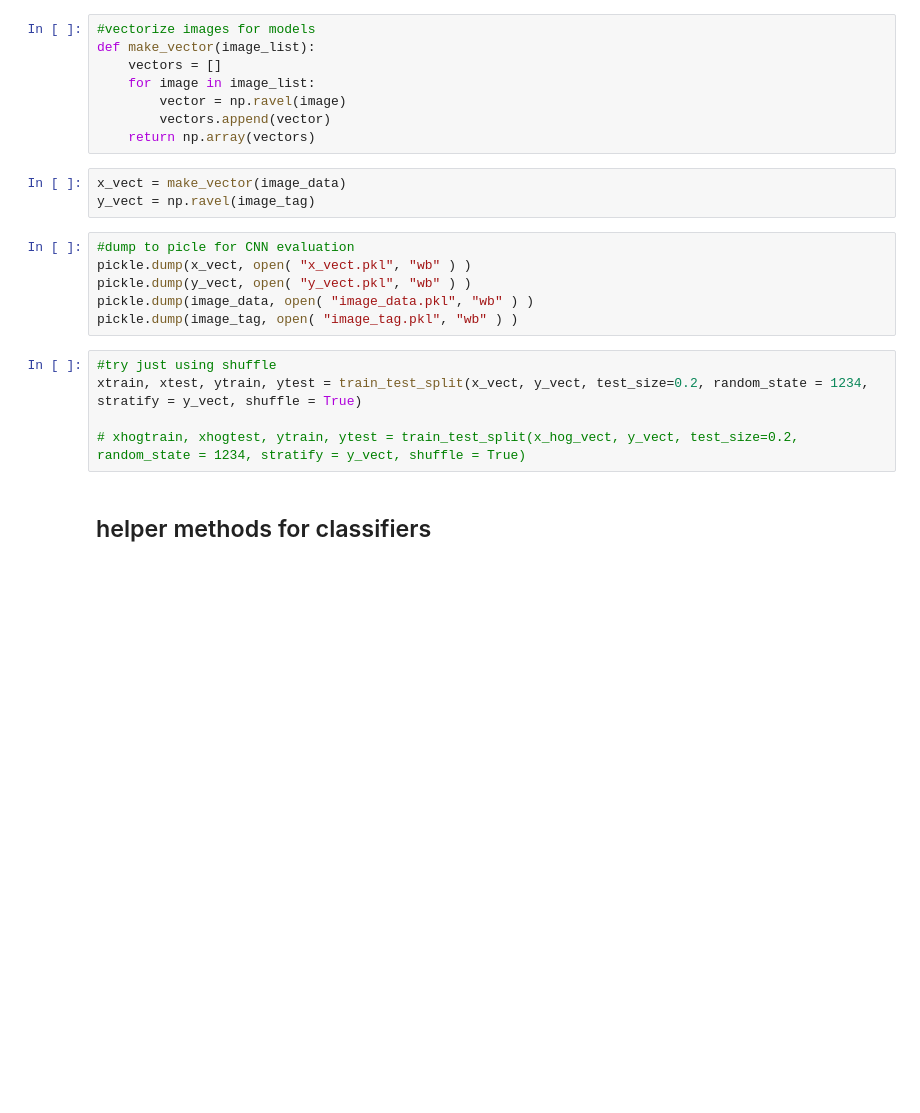
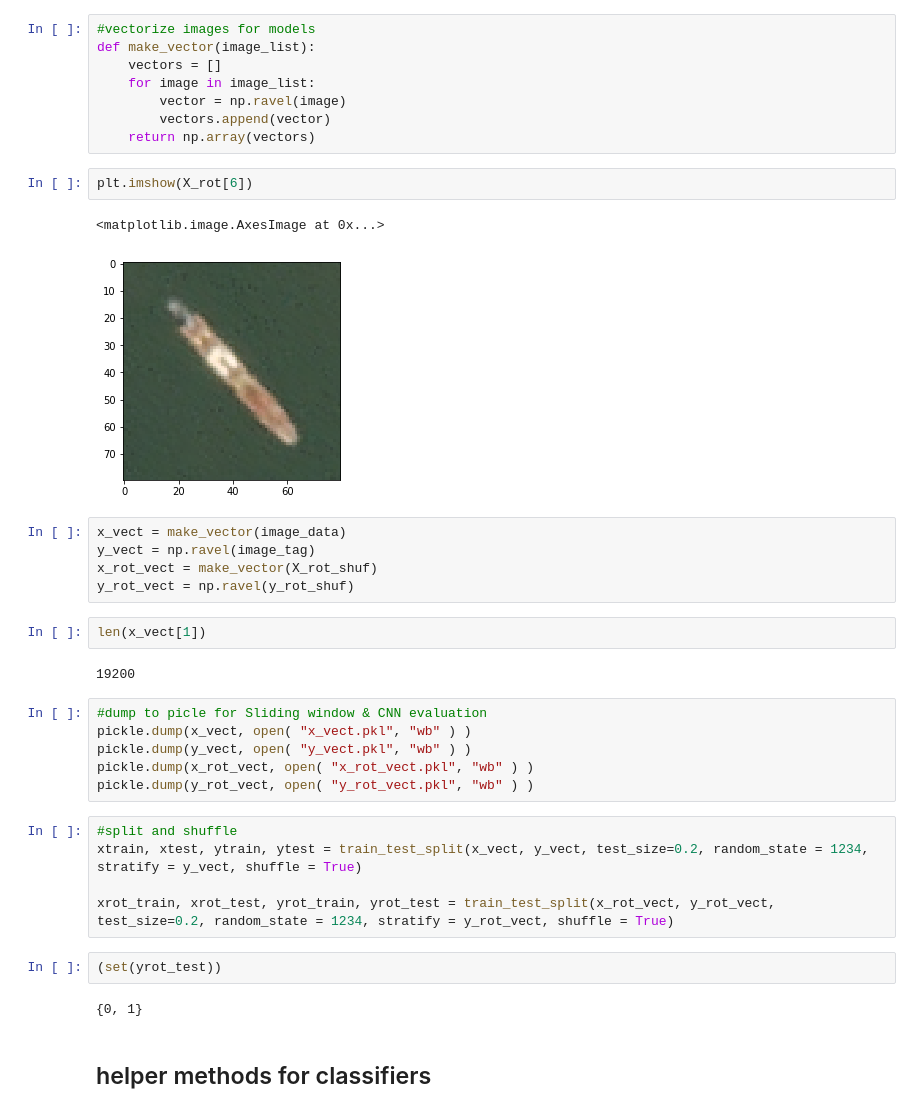
Before and after one commit to NourO93/shipsnet, a Jupyter notebook: Step1-processing-&-model-evaluation.ipynb, the cells around one changed output. Cells and saved outputs as stored; diff of their text form; blank space fills up the shorter version.

```diff
--- a/Step1-processing-&-model-evaluation.ipynb
+++ b/Step1-processing-&-model-evaluation.ipynb
@@ -190,20 +182,35 @@ def make_vector(image_list):
         vector = np.ravel(image)
         vectors.append(vector)
     return np.array(vectors)
+# %%
+plt.imshow(X_rot[6])
+# %% [output]
+<matplotlib.image.AxesImage at 0x...>
+[figure, added]
 # %%
 x_vect = make_vector(image_data)
 y_vect = np.ravel(image_tag)
+x_rot_vect = make_vector(X_rot_shuf)
+y_rot_vect = np.ravel(y_rot_shuf)
+# %%
+len(x_vect[1])
+# %% [output]
+19200
 # %%
-#dump to picle for CNN evaluation
+#dump to picle for Sliding window & CNN evaluation
 pickle.dump(x_vect, open( "x_vect.pkl", "wb" ) )
 pickle.dump(y_vect, open( "y_vect.pkl", "wb" ) )
-pickle.dump(image_data, open( "image_data.pkl", "wb" ) )
-pickle.dump(image_tag, open( "image_tag.pkl", "wb" ) )
+pickle.dump(x_rot_vect, open( "x_rot_vect.pkl", "wb" ) )
+pickle.dump(y_rot_vect, open( "y_rot_vect.pkl", "wb" ) )
 # %%
-#try just using shuffle
+#split and shuffle
 xtrain, xtest, ytrain, ytest = train_test_split(x_vect, y_vect, test_size=0.2, random_state = 1234, stratify = y_vect, shuffle = True)
 
-# xhogtrain, xhogtest, ytrain, ytest = train_test_split(x_hog_vect, y_vect, test_size=0.2, random_state = 1234, stratify = y_vect, shuffle = True)
+xrot_train, xrot_test, yrot_train, yrot_test = train_test_split(x_rot_vect, y_rot_vect, test_size=0.2, random_state = 1234, stratify = y_rot_vect, shuffle = True)
+# %%
+(set(yrot_test))
+# %% [output]
+{0, 1}
 # %% [markdown]
 ## helper methods for classifiers
 # %%
```
Also changed, not shown: parts of 35 cells of this notebook, 20 other files.
